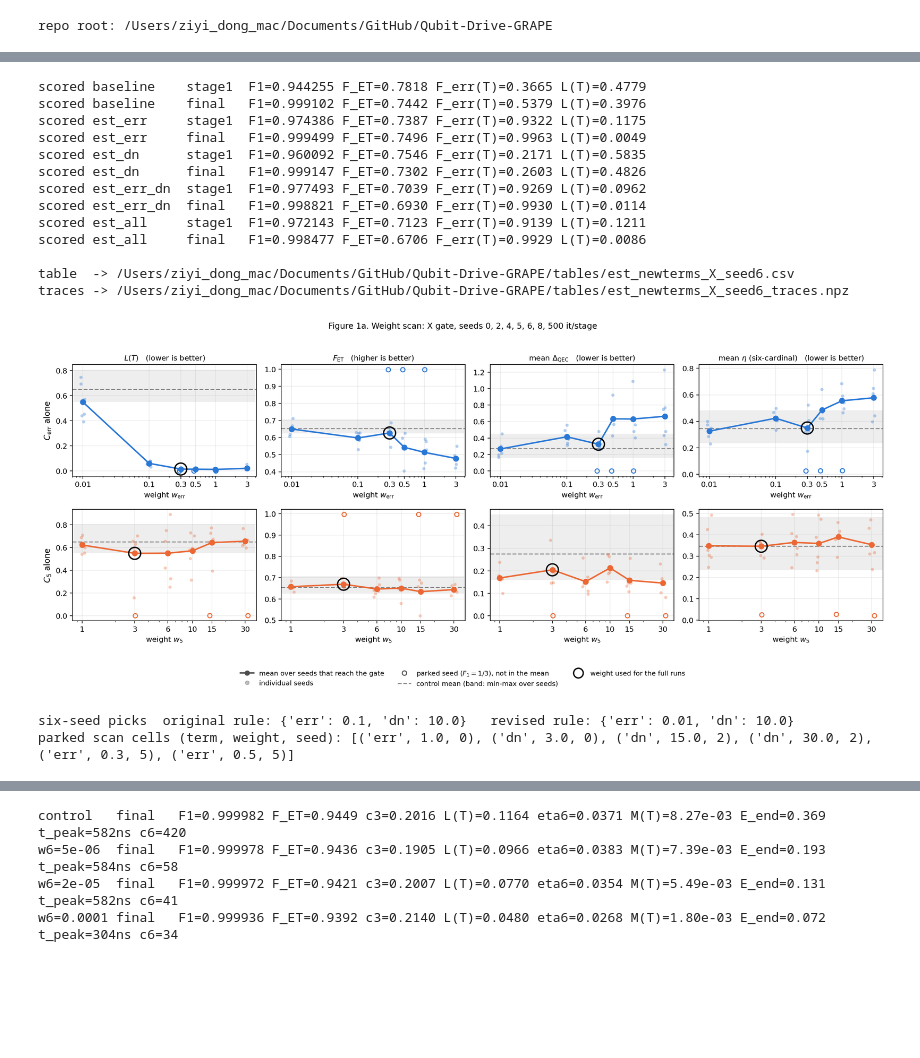
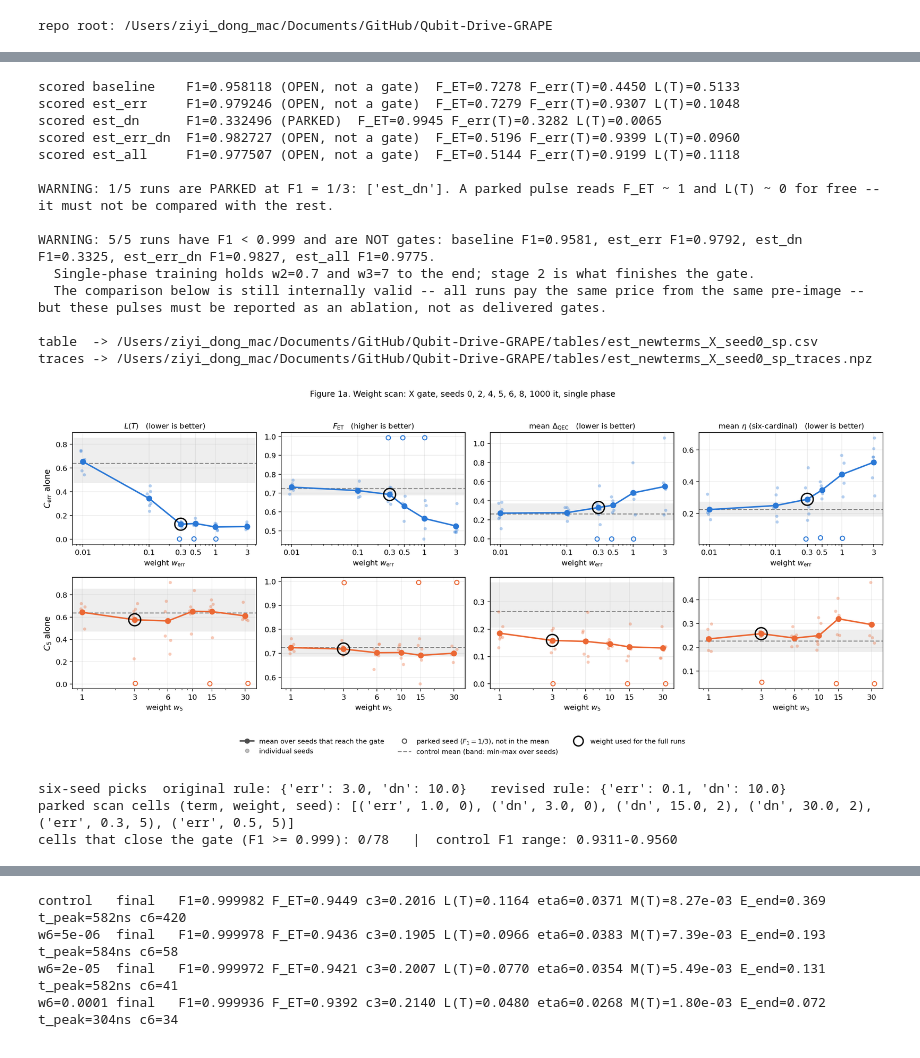
Before and after one commit to curiousCATla/Qubit-Drive-GRAPE, a Jupyter notebook: est_optimization.ipynb, the cells around one changed output, grey strips where cells are left out. Saved outputs shown, nothing was run; the diff lists cells and outputs as text; code cells hidden in the pictures; blank space fills up the shorter version.

```diff
--- a/est_optimization.ipynb
+++ b/est_optimization.ipynb
@@ -172,27 +196,30 @@ from EST import smoke_new_terms as snt
 for _mod in (kitten_code, grape_eigh, train_est_eigh, cnt, snt):
     importlib.reload(_mod)
 
-NT_RUNS = ["baseline", "est_err", "est_dn", "est_err_dn", "est_all"]
-NT_LABEL = {"baseline": "baseline (est_experiments §9.2)", "est_err": r"+ $C_{\rm err}$",
+NT_RUNS = [label for label, _ in cnt.RUNS]
+NT_LABEL = {"baseline": r"baseline ($C_1$-$C_4$)", "est_err": r"+ $C_{\rm err}$",
             "est_dn": r"+ $C_5$", "est_err_dn": r"+ $C_{\rm err}$ + $C_5$",
             "est_all": r"+ $C_{\rm err}$ + $C_5$ + $C_6$"}
 NT_COLOR = {"baseline": "#1f1f1f", "est_err": "#2a78d6", "est_dn": "#eb6834",
             "est_err_dn": "#1baf7a", "est_all": "#eda100"}
 NT_LS = {"baseline": "-", "est_err": "-", "est_dn": "--", "est_err_dn": "-.", "est_all": ":"}
-# The 500-it scan over the six est_experiments §9 seeds that reach a gate. The seed-6-only scan it
-# replaced stays frozen in tables/est_newterms_smoke_X_seed6.csv.
+# The single-phase scan: 1000 it over the six est_experiments §9 seeds, plus a freshly trained
+# single-phase control per seed. The two-stage scans it replaced stay frozen in
+# tables/est_newterms_smoke_X_6seeds.csv and tables/est_newterms_smoke_X_seed6.csv.
 NT_SCAN_CSV = snt.CSV_PATH
 NT_CHOSEN = {"err": 0.3, "dn": 3.0}      # the weights the §1.2 full runs use
 
-nt_missing = [v for v in NT_RUNS[1:]
-              if not os.path.exists(os.path.join(PULSE_DIR, f"u_X_{v}_seed6.npy"))]
+# The baseline is a trained run now, so it is checked like the rest.
+nt_missing = [stem for _, stem in cnt.RUNS
+              if not os.path.exists(os.path.join(PULSE_DIR, f"u_X_{stem}.npy"))]
 nt_have = not nt_missing
 nt_scan_have = os.path.exists(NT_SCAN_CSV)
 if not nt_have:
     print("§1.2 full runs missing; generate with:")
-    for v in NT_RUNS[1:]:
+    for v in ("est", "est_err", "est_dn", "est_err_dn", "est_all"):
         print(f"  OMP_NUM_THREADS=2 python EST/train_est_eigh.py --gate X --variant {v} "
-              "--seed 6 --maxiter 2000 --w-err 0.3 --w-dn 3 --tag seed6")
+              f"--stages 1 --seed {cnt.SEED} --maxiter {cnt.MAXITER} "
+              f"--w-err 0.3 --w-dn 3 --tag {cnt.TAG}")
     print("  python EST/compare_new_terms.py")
 if not nt_scan_have:
     print("§1.1 six-seed weight scan missing; generate with:")
@@ -255,47 +282,55 @@ if nt_scan_have:
             ax.set_xlabel(wlab)
             ax.grid(alpha=0.25)
             if r == 0:
                 ax.set_title(title, fontsize=10)
         axes[r, 0].set_ylabel(row_name, fontsize=11)
 
     handles = [Line2D([], [], color="0.3", lw=2, marker="o", ms=6,
                       label="mean over seeds that reach the gate"),
                Line2D([], [], ls="", marker="o", ms=5, color="0.3", alpha=0.35,
                       label="individual seeds"),
                Line2D([], [], ls="", marker="o", ms=6, mfc="none", mec="0.3", mew=1.3,
                       label="parked seed ($F_1 = 1/3$), not in the mean"),
                Line2D([], [], color="0.55", ls="--", lw=1.4,
                       label="control mean (band: min-max over seeds)"),
                Line2D([], [], ls="", marker="o", ms=13, mfc="none", mec="k", mew=1.8,
                       label="weight used for the full runs")]
     fig.legend(handles=handles, loc="lower center", ncol=3, frameon=False, fontsize=9,
                bbox_to_anchor=(0.5, -0.07))
     fig.suptitle("Figure 1a. Weight scan: X gate, seeds "
-                 + ", ".join(str(s) for s in snt.SEEDS) + ", 500 it/stage", fontsize=11)
+                 + ", ".join(str(s) for s in snt.SEEDS)
+                 + f", {snt.MAXITER} it, single phase", fontsize=11)
     fig.tight_layout(rect=(0, 0.04, 1, 0.96))
     fig6a_path = os.path.join(FIG_DIR, "fig6a_newterms_scan_X.png")
     fig.savefig(fig6a_path, dpi=160, bbox_inches="tight")
     plt.close(fig)
     show(fig6a_path, width=1100)
     print("six-seed picks  original rule:", scan_pick, "  revised rule:", scan_pick_rev)
     parked = scan[(scan.term != "control") & (scan.progress <= 0.5)]
     print("parked scan cells (term, weight, seed):",
           list(parked[["term", "weight", "seed"]].itertuples(index=False, name=None)))
+    # Third tier: drove clear of the parked trap but never reached a gate. Under
+    # single-phase training this is where most cells are expected to sit.
+    n_closed = int(scan.gate_closed.astype(bool).sum())
+    print(f"cells that close the gate (F1 >= {snt.F1_MIN}): {n_closed}/{len(scan)}"
+          f"   |  control F1 range: {scan_ctrl.F1.min():.4f}-{scan_ctrl.F1.max():.4f}")
 # %% [output]
-scored baseline    stage1  F1=0.944255 F_ET=0.7818 F_err(T)=0.3665 L(T)=0.4779
-scored baseline    final   F1=0.999102 F_ET=0.7442 F_err(T)=0.5379 L(T)=0.3976
-scored est_err     stage1  F1=0.974386 F_ET=0.7387 F_err(T)=0.9322 L(T)=0.1175
-scored est_err     final   F1=0.999499 F_ET=0.7496 F_err(T)=0.9963 L(T)=0.0049
-scored est_dn      stage1  F1=0.960092 F_ET=0.7546 F_err(T)=0.2171 L(T)=0.5835
-scored est_dn      final   F1=0.999147 F_ET=0.7302 F_err(T)=0.2603 L(T)=0.4826
-scored est_err_dn  stage1  F1=0.977493 F_ET=0.7039 F_err(T)=0.9269 L(T)=0.0962
-scored est_err_dn  final   F1=0.998821 F_ET=0.6930 F_err(T)=0.9930 L(T)=0.0114
-scored est_all     stage1  F1=0.972143 F_ET=0.7123 F_err(T)=0.9139 L(T)=0.1211
-scored est_all     final   F1=0.998477 F_ET=0.6706 F_err(T)=0.9929 L(T)=0.0086
+scored baseline    F1=0.958118 (OPEN, not a gate)  F_ET=0.7278 F_err(T)=0.4450 L(T)=0.5133
+scored est_err     F1=0.979246 (OPEN, not a gate)  F_ET=0.7279 F_err(T)=0.9307 L(T)=0.1048
+scored est_dn      F1=0.332496 (PARKED)  F_ET=0.9945 F_err(T)=0.3282 L(T)=0.0065
+scored est_err_dn  F1=0.982727 (OPEN, not a gate)  F_ET=0.5196 F_err(T)=0.9399 L(T)=0.0960
+scored est_all     F1=0.977507 (OPEN, not a gate)  F_ET=0.5144 F_err(T)=0.9199 L(T)=0.1118
 
-table  -> /Users/ziyi_dong_mac/Documents/GitHub/Qubit-Drive-GRAPE/tables/est_newterms_X_seed6.csv
-traces -> /Users/ziyi_dong_mac/Documents/GitHub/Qubit-Drive-GRAPE/tables/est_newterms_X_seed6_traces.npz
+WARNING: 1/5 runs are PARKED at F1 = 1/3: ['est_dn']. A parked pulse reads F_ET ~ 1 and L(T) ~ 0 for free -- it must not be compared with the rest.
+
+WARNING: 5/5 runs have F1 < 0.999 and are NOT gates: baseline F1=0.9581, est_err F1=0.9792, est_dn F1=0.3325, est_err_dn F1=0.9827, est_all F1=0.9775.
+  Single-phase training holds w2=0.7 and w3=7 to the end; stage 2 is what finishes the gate.
+  The comparison below is still internally valid -- all runs pay the same price from the same pre-image -- but these pulses must be reported as an ablation, not as delivered gates.
+
+table  -> /Users/ziyi_dong_mac/Documents/GitHub/Qubit-Drive-GRAPE/tables/est_newterms_X_seed0_sp.csv
+traces -> /Users/ziyi_dong_mac/Documents/GitHub/Qubit-Drive-GRAPE/tables/est_newterms_X_seed0_sp_traces.npz
-[figure, old version]
+[figure, new version]
-six-seed picks  original rule: {'err': 0.1, 'dn': 10.0}   revised rule: {'err': 0.01, 'dn': 10.0}
+six-seed picks  original rule: {'err': 3.0, 'dn': 10.0}   revised rule: {'err': 0.1, 'dn': 10.0}
 parked scan cells (term, weight, seed): [('err', 1.0, 0), ('dn', 3.0, 0), ('dn', 15.0, 2), ('dn', 30.0, 2), ('err', 0.3, 5), ('err', 0.5, 5)]
+cells that close the gate (F1 >= 0.999): 0/78   |  control F1 range: 0.9311-0.9560
 # %% [markdown]
```
Also changed, not shown: parts of 13 cells of this notebook, 31 other files.
